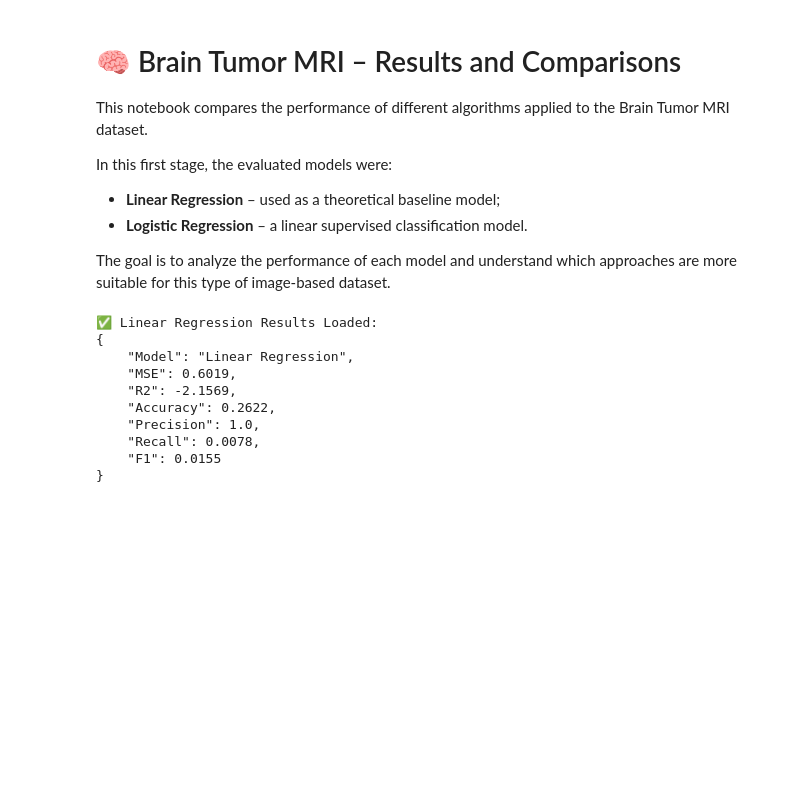
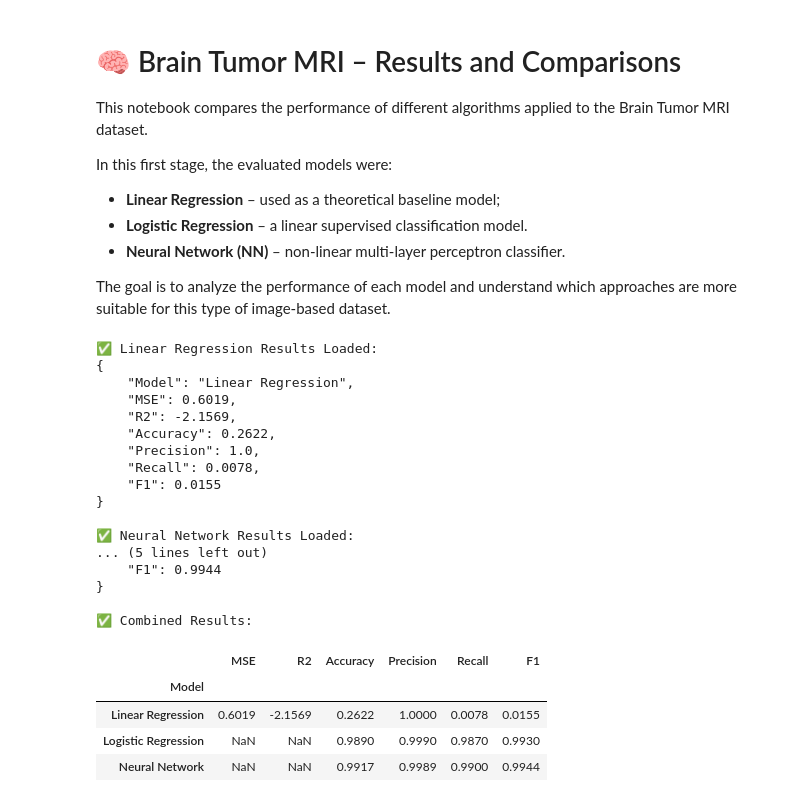
Before and after one commit to matildetex/projects_faa, a Jupyter notebook: notebooks/06_Results_Comparison.ipynb, the cells around one changed output. Saved outputs shown, nothing was run; the diff lists cells and outputs as text; code cells hidden in the pictures; blank space fills up the shorter version.

```diff
--- a/notebooks/06_Results_Comparison.ipynb
+++ b/notebooks/06_Results_Comparison.ipynb
@@ -6,32 +6,81 @@ This notebook compares the performance of different algorithms applied to the Br
 In this first stage, the evaluated models were:
 - **Linear Regression** – used as a theoretical baseline model;
 - **Logistic Regression** – a linear supervised classification model.
+- **Neural Network (NN)** – non-linear multi-layer perceptron classifier.
 
 The goal is to analyze the performance of each model and understand which approaches are more suitable for this type of image-based dataset.
 # %%
 # ===========================================
-# 📥 Import Linear Regression Results (JSON)
+# 🧠 Brain Tumor MRI – Results and Comparisons
 # ===========================================
+
 import json
 import pandas as pd
 import matplotlib.pyplot as plt
 import seaborn as sns
+import numpy as np
 
-# Ler o ficheiro com os resultados da Linear Regression
+# ===========================================
+# 📥 Import Linear Regression Results (JSON)
+# ===========================================
+
 with open("results_linear_regression.json", "r") as f:
     linear_results = json.load(f)
 
-# Confirmar o conteúdo
 print("✅ Linear Regression Results Loaded:")
 print(json.dumps(linear_results, indent=4))
+
+# ===========================================
+# 📥 Import Neural Network Results (JSON)
+# ===========================================
+
+with open("results_neural_network.json", "r") as f:
+    nn_results = json.load(f)
+
+print("\n✅ Neural Network Results Loaded:")
+print(json.dumps(nn_results, indent=4))
+
+# ===========================================
+# 📦 Logistic Regression Results (manual from previous notebook)
+# ===========================================
+
+logistic_results = {
+    "Model": "Logistic Regression",
+    "Accuracy": 0.989,
+    "Precision": 0.999,
+    "Recall": 0.987,
+    "F1": 0.993
+}
+
+# ===========================================
+# 🧩 Combine All Results into a DataFrame
+# ===========================================
+
+results = [linear_results, logistic_results, nn_results]
+df_results = pd.DataFrame(results).set_index("Model")
+
+print("\n✅ Combined Results:")
+display(df_results)
 # %% [output]
 ✅ Linear Regression Results Loaded:
 {
     "Model": "Linear Regression",
     "MSE": 0.6019,
     "R2": -2.1569,
     "Accuracy": 0.2622,
     "Precision": 1.0,
     "Recall": 0.0078,
     "F1": 0.0155
 }
+
+✅ Neural Network Results Loaded:
+... (5 lines left out)
+    "F1": 0.9944
+}
+
+✅ Combined Results:
+|  | MSE | R2 | Accuracy | Precision | Recall | F1 |
+| Model |  |  |  |  |  |  |
+| Linear Regression | 0.6019 | -2.1569 | 0.2622 | 1.0000 | 0.0078 | 0.0155 |
+| Logistic Regression | NaN | NaN | 0.9890 | 0.9990 | 0.9870 | 0.9930 |
+| Neural Network | NaN | NaN | 0.9917 | 0.9989 | 0.9900 | 0.9944 |
```
Also changed, not shown: parts of 4 cells of this notebook, 1 other file.
